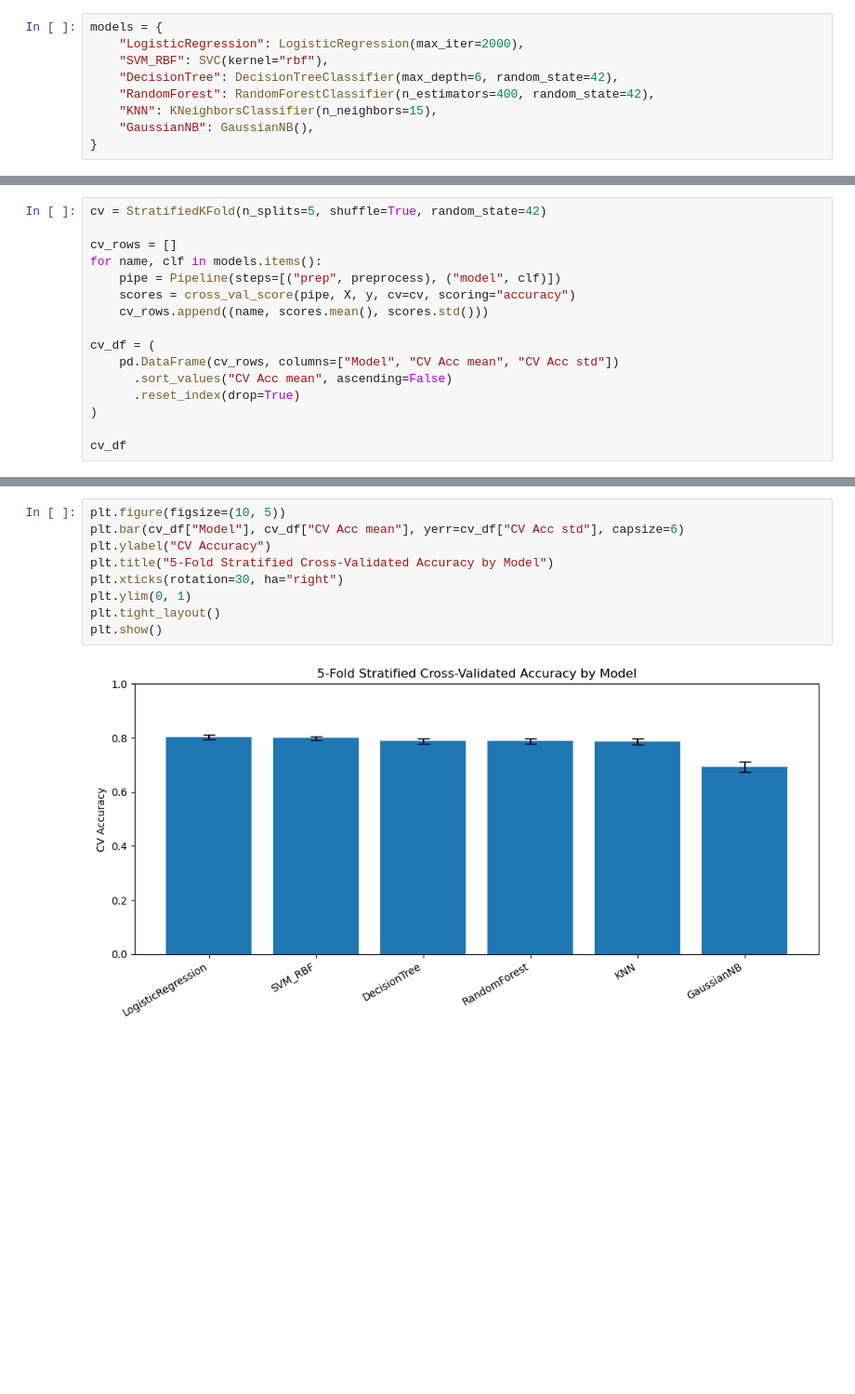
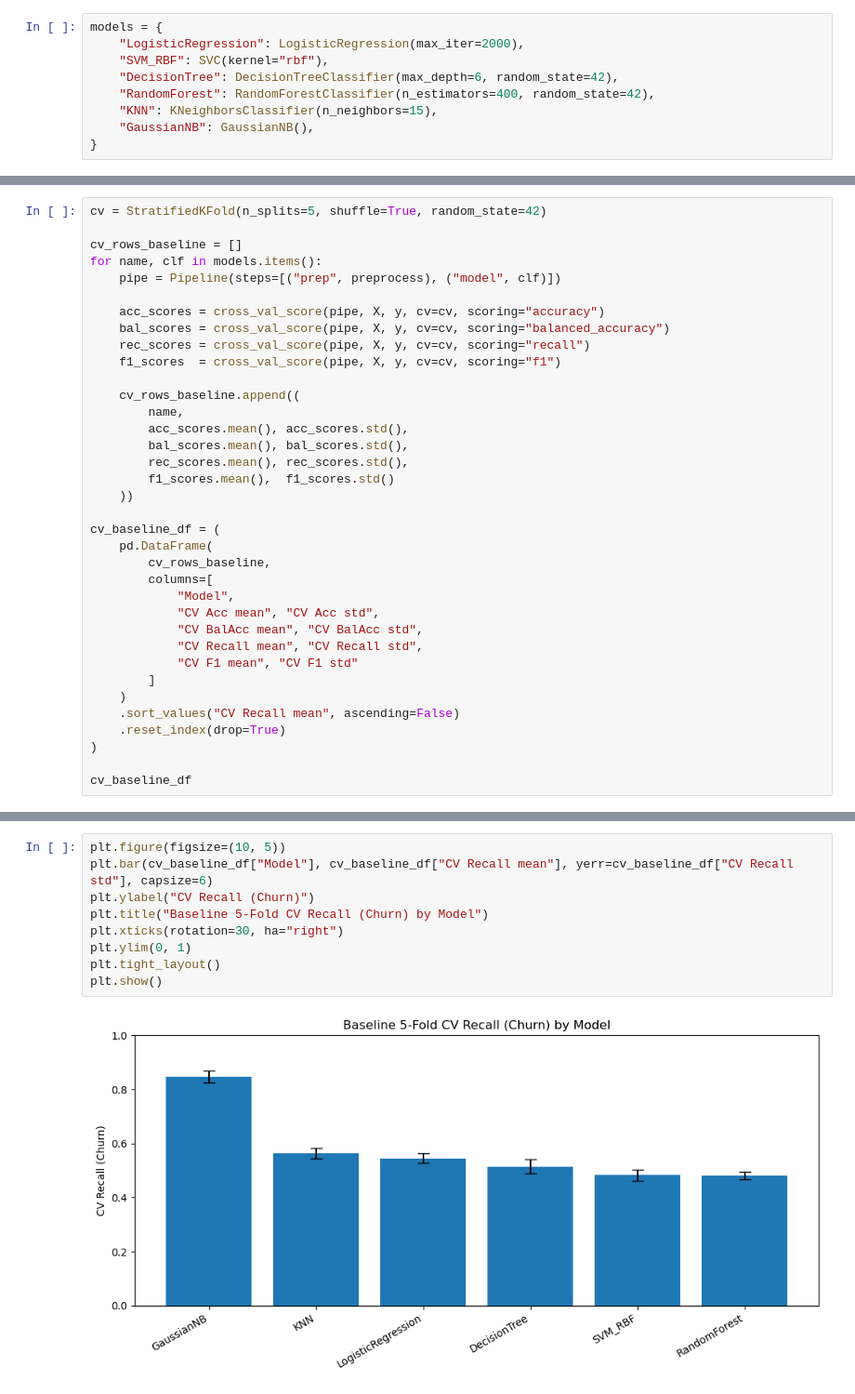
Before and after one commit to mmswflow-upb/swe-labs, a Jupyter notebook: HW/HW 6/hw6.ipynb, the cells around one changed output, grey strips where cells are left out. Shown at 93% size. Saved outputs shown, nothing was run; the diff lists cells and outputs as text; blank space fills up the shorter version.

```diff
--- a/HW/HW 6/hw6.ipynb
+++ b/HW/HW 6/hw6.ipynb
@@ -437,17 +417,37 @@ I compute mean and standard deviation across folds for each model.
 # %%
 cv = StratifiedKFold(n_splits=5, shuffle=True, random_state=42)
 
-cv_rows = []
+cv_rows_baseline = []
 for name, clf in models.items():
     pipe = Pipeline(steps=[("prep", preprocess), ("model", clf)])
-    scores = cross_val_score(pipe, X, y, cv=cv, scoring="accuracy")
-    cv_rows.append((name, scores.mean(), scores.std()))
 
-cv_df = (
-    pd.DataFrame(cv_rows, columns=["Model", "CV Acc mean", "CV Acc std"])
-      .sort_values("CV Acc mean", ascending=False)
-      .reset_index(drop=True)
+    acc_scores = cross_val_score(pipe, X, y, cv=cv, scoring="accuracy")
+    bal_scores = cross_val_score(pipe, X, y, cv=cv, scoring="balanced_accuracy")
+    rec_scores = cross_val_score(pipe, X, y, cv=cv, scoring="recall")
+    f1_scores  = cross_val_score(pipe, X, y, cv=cv, scoring="f1")
+
+    cv_rows_baseline.append((
+        name,
+        acc_scores.mean(), acc_scores.std(),
+        bal_scores.mean(), bal_scores.std(),
+        rec_scores.mean(), rec_scores.std(),
+        f1_scores.mean(),  f1_scores.std()
+    ))
+
+cv_baseline_df = (
+    pd.DataFrame(
+        cv_rows_baseline,
+        columns=[
+            "Model",
+            "CV Acc mean", "CV Acc std",
+            "CV BalAcc mean", "CV BalAcc std",
+            "CV Recall mean", "CV Recall std",
+            "CV F1 mean", "CV F1 std"
+        ]
+    )
+    .sort_values("CV Recall mean", ascending=False)
+    .reset_index(drop=True)
 )
 
-cv_df
+cv_baseline_df
 # %% [output]
@@ -465,11 +465,11 @@ I plot mean cross-validated accuracy for each model, with error bars showing sta
 # %%
 plt.figure(figsize=(10, 5))
-plt.bar(cv_df["Model"], cv_df["CV Acc mean"], yerr=cv_df["CV Acc std"], capsize=6)
-plt.ylabel("CV Accuracy")
-plt.title("5-Fold Stratified Cross-Validated Accuracy by Model")
+plt.bar(cv_baseline_df["Model"], cv_baseline_df["CV Recall mean"], yerr=cv_baseline_df["CV Recall std"], capsize=6)
+plt.ylabel("CV Recall (Churn)")
+plt.title("Baseline 5-Fold CV Recall (Churn) by Model")
 plt.xticks(rotation=30, ha="right")
 plt.ylim(0, 1)
 plt.tight_layout()
 plt.show()
 # %% [output]
-[figure, old version]
+[figure, new version]
```
Also changed, not shown: parts of 45 cells of this notebook, 4 other files.
